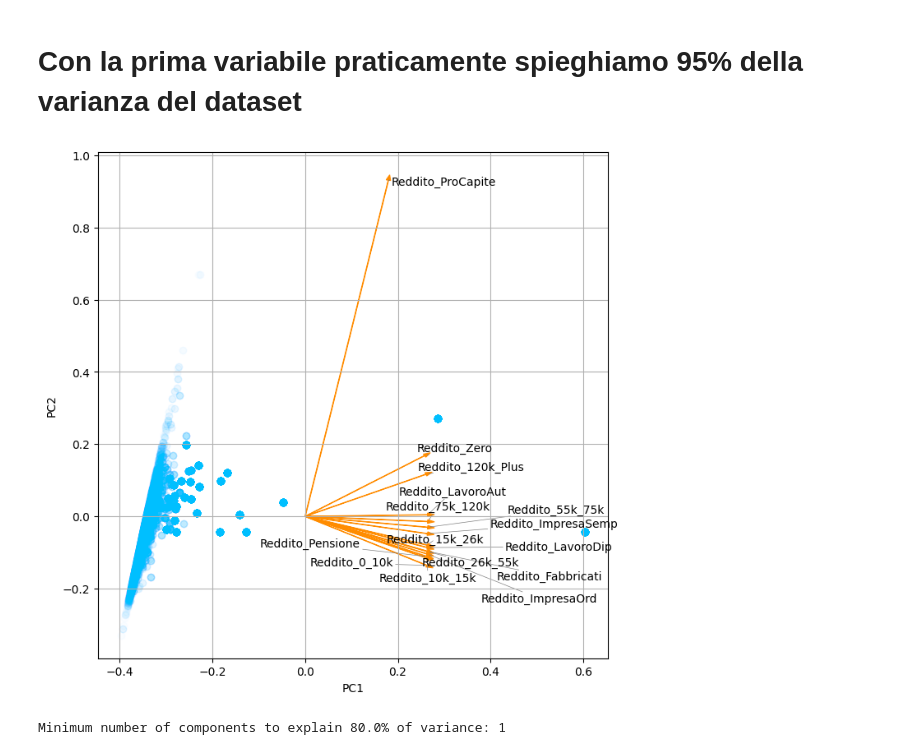
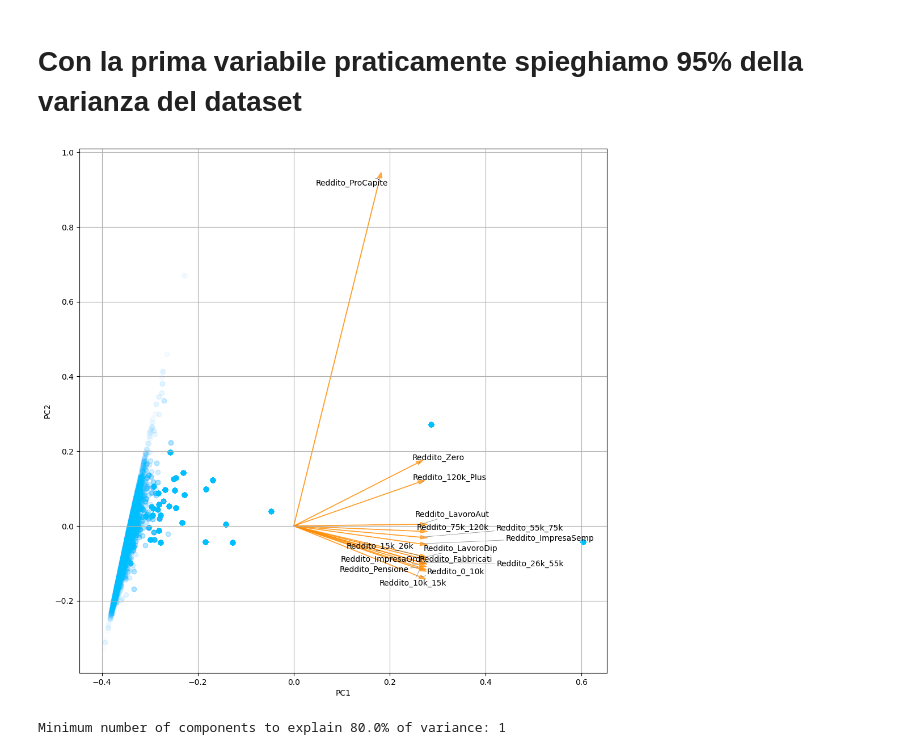
Before and after one commit to leonardoguida/real_estate_predictive_model, a Jupyter notebook: fileexploration.ipynb, the cells around one changed output. Saved outputs shown, nothing was run; the diff lists cells and outputs as text; code cells hidden in the pictures.

```diff
--- a/fileexploration.ipynb
+++ b/fileexploration.ipynb
@@ -317,32 +327,32 @@ plt.show()
 # %%
 # Define a plot function
 def myplot(score, coeff, labels=None):
     xs = score[:, 0]
     ys = score[:, 1]
     n = coeff.shape[0]
     scalex = 1.0 / (xs.max() - xs.min())
     scaley = 1.0 / (ys.max() - ys.min())
-    plt.figure(figsize=(8, 8))
+    plt.figure(figsize=(12, 12))
     plt.scatter(xs * scalex, ys * scaley, alpha=0.02, color=color_blue)
 
     texts = []
     multplier = 1.0
     for i in range(n):
-        plt.arrow(0, 0, coeff[i, 0], coeff[i, 1], color=color_orange, alpha=1, lw=0.8, head_width=0.01)
+        plt.arrow(0, 0, coeff[i, 0], coeff[i, 1], color=color_orange, alpha=0.7, lw=0.8, head_width=0.01)
         text = plt.text(coeff[i, 0] * multplier, coeff[i, 1] * multplier, labels[i], color=color_black, ha='center', va='center')
         texts.append(text)
 
     # plt.xlim(-1, 1)
     # plt.ylim(-1, 1)
     plt.xlabel("PC{}".format(1))
     plt.ylabel("PC{}".format(2))
     plt.grid()
 
     adjust_text(texts, only_move={'points':'y', 'texts':'y'}, arrowprops=dict(arrowstyle='->', color='gray', lw=0.5))
 
 
 # Use only the 2 PCs.
 myplot(x_new[:, 0:2],np.transpose(pca.components_[0:2, :]), x_new_cols)
 plt.show()
 # %% [output]
-[figure, old version]
+[figure, new version]
```
Also changed, not shown: parts of 3 cells of this notebook.
